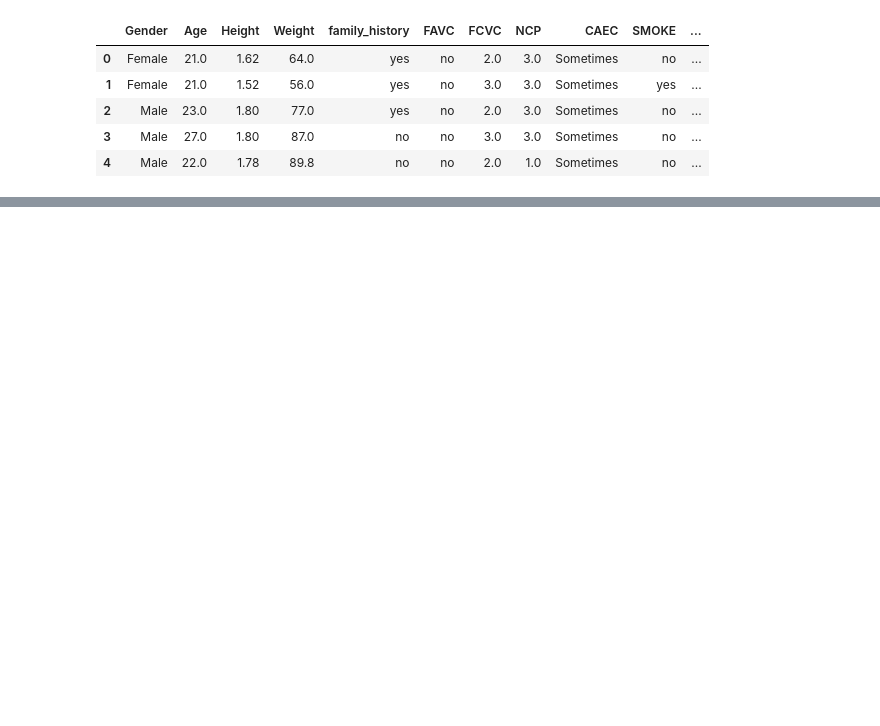
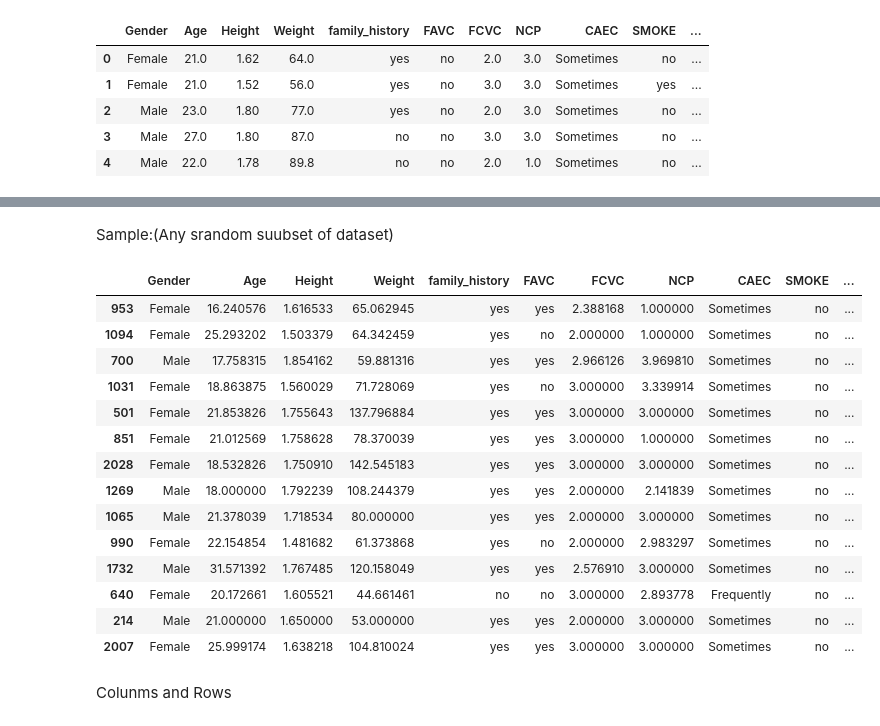
Before and after one commit to Nevin100/Pandas-PlayGround, a Jupyter notebook: Pandas.ipynb, the cells around one changed output, grey strips where cells are left out. Drawn from its saved outputs; the diff is of its cells as text; code cells hidden in the pictures; blank space fills up the shorter version.

```diff
--- a/Pandas.ipynb
+++ b/Pandas.ipynb
@@ -23,0 +39,22 @@ obesity_data.head()
+# %% [markdown]
+Sample:(Any srandom suubset of dataset)
+# %%
+obesity_data.sample(14)
+# %% [output]
+|  | Gender | Age | Height | Weight | family_history | FAVC | FCVC | NCP | CAEC | SMOKE | ... |
+| 953 | Female | 16.240576 | 1.616533 | 65.062945 | yes | yes | 2.388168 | 1.000000 | Sometimes | no | ... |
+| 1094 | Female | 25.293202 | 1.503379 | 64.342459 | yes | no | 2.000000 | 1.000000 | Sometimes | no | ... |
+| 700 | Male | 17.758315 | 1.854162 | 59.881316 | yes | yes | 2.966126 | 3.969810 | Sometimes | no | ... |
+| 1031 | Female | 18.863875 | 1.560029 | 71.728069 | yes | no | 3.000000 | 3.339914 | Sometimes | no | ... |
+| 501 | Female | 21.853826 | 1.755643 | 137.796884 | yes | yes | 3.000000 | 3.000000 | Sometimes | no | ... |
+| 851 | Female | 21.012569 | 1.758628 | 78.370039 | yes | yes | 3.000000 | 1.000000 | Sometimes | no | ... |
+| 2028 | Female | 18.532826 | 1.750910 | 142.545183 | yes | yes | 3.000000 | 3.000000 | Sometimes | no | ... |
+| 1269 | Male | 18.000000 | 1.792239 | 108.244379 | yes | yes | 2.000000 | 2.141839 | Sometimes | no | ... |
+| 1065 | Male | 21.378039 | 1.718534 | 80.000000 | yes | yes | 2.000000 | 3.000000 | Sometimes | no | ... |
+| 990 | Female | 22.154854 | 1.481682 | 61.373868 | yes | no | 2.000000 | 2.983297 | Sometimes | no | ... |
+| 1732 | Male | 31.571392 | 1.767485 | 120.158049 | yes | yes | 2.576910 | 3.000000 | Sometimes | no | ... |
+| 640 | Female | 20.172661 | 1.605521 | 44.661461 | no | no | 3.000000 | 2.893778 | Frequently | no | ... |
+| 214 | Male | 21.000000 | 1.650000 | 53.000000 | yes | yes | 2.000000 | 3.000000 | Sometimes | no | ... |
+| 2007 | Female | 25.999174 | 1.638218 | 104.810024 | yes | yes | 3.000000 | 3.000000 | Sometimes | no | ... |
+# %% [markdown]
+Colunms and Rows
```
Also changed, not shown: parts of 10 cells of this notebook.
